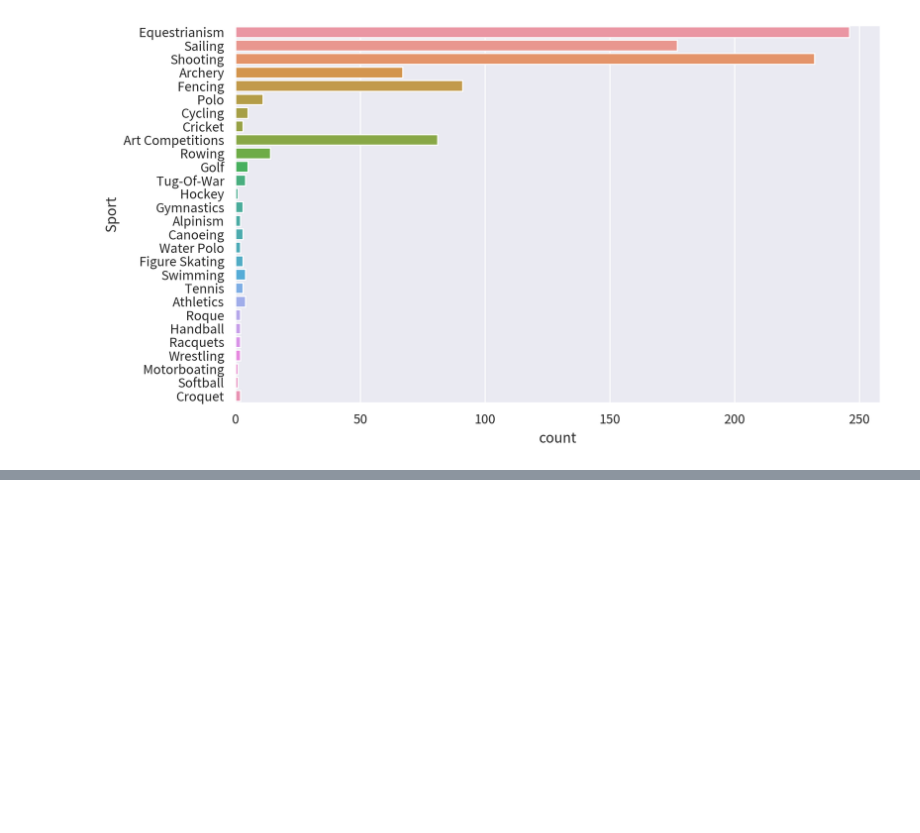
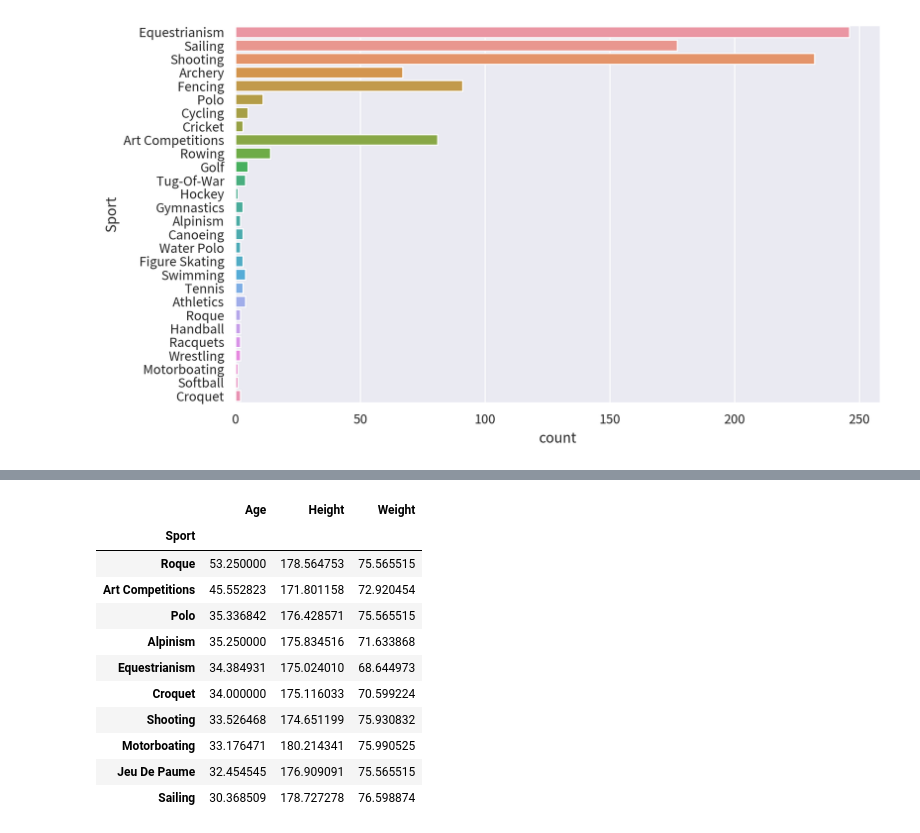
Before and after one commit to 900914/TIL, a Jupyter notebook: Kaggle/120olympic_analytics.ipynb, the cells around one changed output, grey strips where cells are left out. Cells and saved outputs as stored; diff of their text form; code cells hidden in the pictures; blank space fills up the shorter version.

```diff
--- a/Kaggle/120olympic_analytics.ipynb
+++ b/Kaggle/120olympic_analytics.ipynb
@@ -568,0 +554,18 @@ ax = sns.countplot(y='Sport',data=medalist_df_40,orient='v')
+# %%
+# オリンピック参加者の平均年齢、平均体重、平均身長
+tmp = sub_df.groupby('Sport').mean()[['Age','Height','Weight']]
+# 年齢の降順
+tmp.sort_values('Age',ascending=False).head(10)
+# %% [output]
+|  | Age | Height | Weight |
+| Sport |  |  |  |
+| Roque | 53.250000 | 178.564753 | 75.565515 |
+| Art Competitions | 45.552823 | 171.801158 | 72.920454 |
+| Polo | 35.336842 | 176.428571 | 75.565515 |
+| Alpinism | 35.250000 | 175.834516 | 71.633868 |
+| Equestrianism | 34.384931 | 175.024010 | 68.644973 |
+| Croquet | 34.000000 | 175.116033 | 70.599224 |
+| Shooting | 33.526468 | 174.651199 | 75.930832 |
+| Motorboating | 33.176471 | 180.214341 | 75.990525 |
+| Jeu De Paume | 32.454545 | 176.909091 | 75.565515 |
+| Sailing | 30.368509 | 178.727278 | 76.598874 |
```
Also changed, not shown: parts of 10 cells of this notebook.
